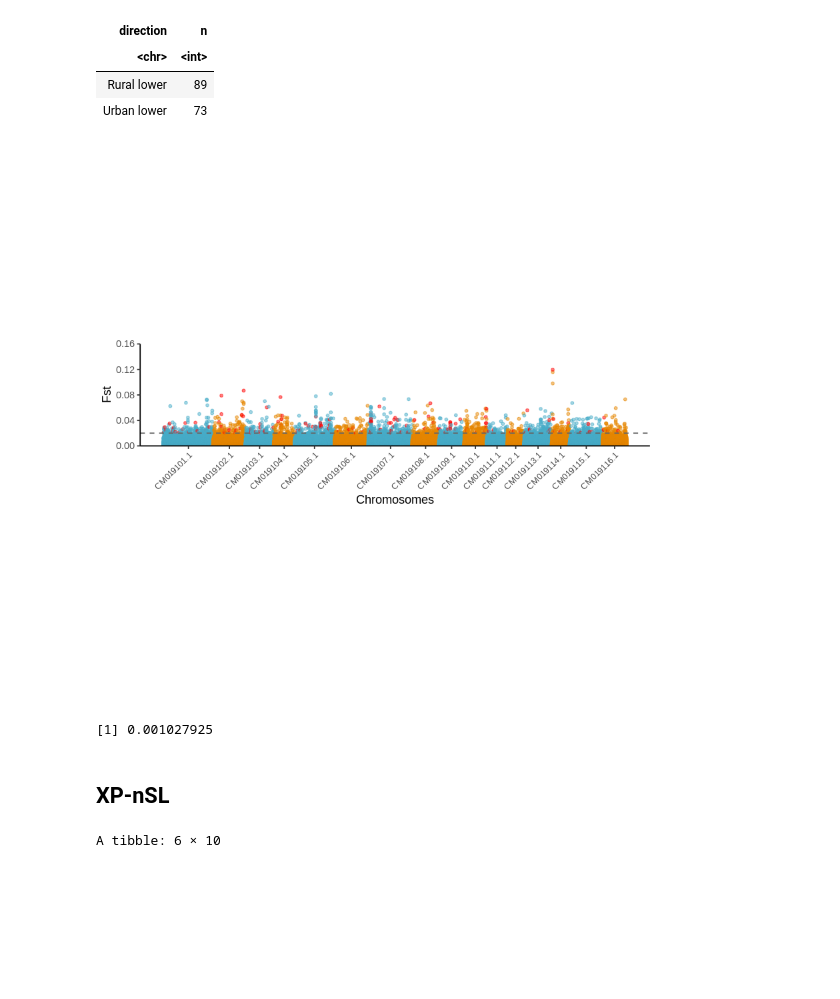
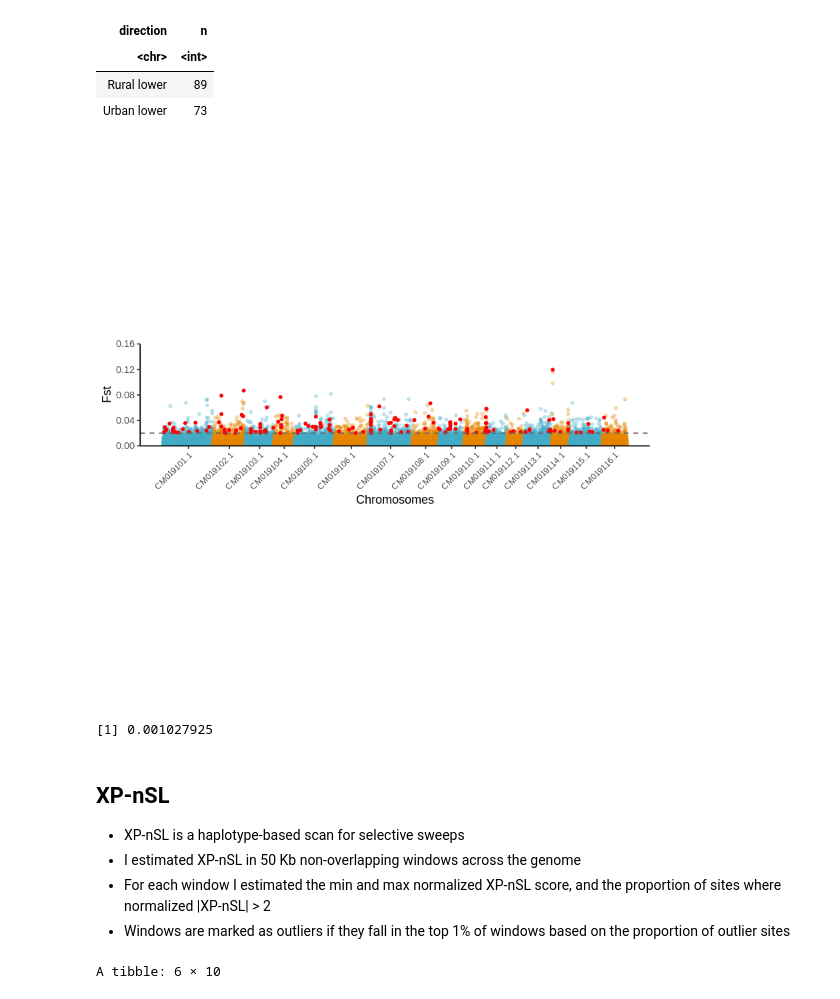
Before and after one commit to James-S-Santangelo/toronto_gwsd, a Jupyter notebook: notebooks/outlier_test.r.ipynb, the cells around one changed output. Drawn from its saved outputs; the diff is of its cells as text; code cells hidden in the pictures; blank space fills up the shorter version.

```diff
--- a/notebooks/outlier_test.r.ipynb
+++ b/notebooks/outlier_test.r.ipynb
@@ -125,7 +153,9 @@ find_outliers <- function(df){
 fst_path <- paste0(results_prefix, 'angsd/summary_stats/hudson_fst/byHabitat/allSites')
 fst_df <- list.files(fst_path, recursive = TRUE, full.names = TRUE, pattern = '.+_allSites_Urban_Rural_windowed.fst') %>%
     purrr::map_dfr(., load_windowed_fst) %>%
-    mutate(region = paste(Chr, '_', WinCenter))
+    mutate(region = str_extract(region, pattern = '(?<=\\()\\d+,\\d+(?=\\)$)')) %>%
+    separate(region, into = c('start', 'end'), sep = ',') %>%
+    mutate(chrom_pos = paste0(Chr, '_', WinCenter))
 # %%
 # Load summary stats (i.e., pi and Tajima's D)
 # Currently ignores suburban habitats
@@ -135,8 +168,7 @@ thetas_df <- list.files(thetas_path, recursive = TRUE, pattern = '.+_allSites_(R
 # %%
 # Convert to wide format for calculating habitat differences, etc
 thetas_df_wide <- thetas_df %>%
-    pivot_wider(values_from = c('Tajima', 'nSites', 'tp_scaled'), names_from = 'habitat') %>%
-    mutate(region = paste(Chr, '_', WinCenter))
+    pivot_wider(values_from = c('Tajima', 'nSites', 'tp_scaled'), names_from = 'habitat')
 # %%
 # Combine windowed theta and fst estimates into single df
 # Calculate difference in pi and Tajima's D
@@ -144,16 +176,15 @@ total_windows_theta <- nrow(thetas_df_wide)
 total_windows_fst <- nrow(fst_df)
 
 allStats_windowed_df <- thetas_df_wide %>%
-    filter(region %in% fst_df$region) %>%
-    left_join(., fst_df, by = c('region', 'Chr', 'WinCenter')) %>%
+    filter(chrom_pos %in% fst_df$chrom_pos) %>%
+    left_join(., fst_df, by = c('chrom_pos', 'Chr','start', 'end', 'WinCenter')) %>%
     mutate(delta_tp_ur = tp_scaled_Urban - tp_scaled_Rural,
-           delta_td_ur = Tajima_Urban - Tajima_Rural) %>%
-    dplyr::select(region, everything())
+           delta_td_ur = Tajima_Urban - Tajima_Rural)
 
 total_windows_allStats <- nrow(allStats_windowed_df)
 
 print(sprintf('There are %s windows with estimates of fst and %s windows with estimates of thetas', total_windows_fst, total_windows_theta))
-print(sprintf('%s windows were missing from the Fst Dataframe. %s windows remaining', total_windows_theta - total_windows_allStats, total_windows_allStats))
+print(sprintf('%s windows were missing from the Fst Dataframe. %s windows remaining', total_windows_theta - total_windows_fst, total_windows_allStats))
 # %% [output]
 [1] "There are 161499 windows with estimates of fst and 178473 windows with estimates of thetas"
 [1] "16974 windows were missing from the Fst Dataframe. 161499 windows remaining"
@@ -171,17 +229,0 @@ allStats_windowed_df %>%
-# %%
-# Quick histogram of the distribution of windowed Fst values
-# Red line is 99th percentile
-# Use only windows with great than `nSites_thresh`
-nSites_thresh <- 200
-testChr_allStats_filt <- testChr_allStats %>%
-    filter_at(vars(starts_with('nSites')), ~ . >= nSites_thresh)
-
-fst_quant_filt <- quantile(testChr_allStats_filt %>% pull(fst), probs = c(0.99))
-tp_quant_filt <- quantile(testChr_allStats_filt %>% pull(delta_tp_ur), probs = c(0.01, 0.99))
-td_quant_filt <- quantile(testChr_allStats_filt %>% pull(delta_td_ur), probs = c(0.01, 0.99))
-
-testChr_allStats_filt %>%
-    ggplot(., aes(x = fst)) +
-    geom_histogram(bins = 150, color = 'black', fill = 'white') +
-    geom_vline(xintercept = fst_quant_filt, color = 'red') +
-    theme_classic()
@@ -302,44 +280,40 @@ manhat_plot <- allStats_windowed_filt_mod %>%
                                  Chr == 'CM019104.1' ~ 'Two',
                                  Chr == 'CM019105.1' ~ 'One',
                                  Chr == 'CM019106.1' ~ 'Two',
                                  Chr == 'CM019107.1' ~ 'One',
                                  Chr == 'CM019108.1' ~ 'Two',
                                  Chr == 'CM019109.1' ~ 'One',
                                  Chr == 'CM019110.1' ~ 'Two',
                                  Chr == 'CM019111.1' ~ 'One',
                                  Chr == 'CM019112.1' ~ 'Two',
                                  Chr == 'CM019113.1' ~ 'One',
                                  Chr == 'CM019114.1' ~ 'Two',
                                  Chr == 'CM019115.1' ~ 'One',
                                  Chr == 'CM019116.1' ~ 'Two')) %>%
-    mutate(color_cat = case_when(chrom_cat == 'One' & all_outlier == 0 ~ 'One_NO',
-                                 chrom_cat == 'Two' & all_outlier == 0 ~ 'Two_NO',
-                                 all_outlier == 1 ~ 'Outlier')) %>%
+    filter(all_outlier != 1) %>%
     ggplot(aes(x = WinCenter_cum, y = fst)) +
-        geom_point(shape = 21, alpha = 0.5, size = 1, aes(fill = color_cat, color = color_cat)) +
+        geom_point(shape = 21, alpha = 0.3, size = 1, aes(fill = chrom_cat, color = chrom_cat)) +
+        geom_point(data = outliers, shape = 21, alpha = 1, size = 1, color = 'red', fill = 'red') +
         geom_hline(yintercept = fst_quant_filt, color = "grey40", linetype = "dashed") +
         scale_x_continuous(label = axis_set$Chr, breaks = axis_set$center) +
         scale_y_continuous(expand = c(0,0)) +
         coord_cartesian(ylim = c(0, 0.16)) +
-        scale_fill_manual(values = c("#46ACC8", "Red", "#E58601")) +
-        scale_color_manual(values = c("#46ACC8", "Red", "#E58601")) +
-        scale_size_manual(values = c(0.5,2)) +
+        scale_fill_manual(values = c("#46ACC8", "#E58601")) +
+        scale_color_manual(values = c("#46ACC8", "#E58601")) +
         ylab('Fst') + xlab('Chromosomes') +
         theme_classic() +
         theme(
             aspect.ratio = 0.2,
             legend.position = "none",
             panel.border = element_blank(),
             panel.grid.major.x = element_blank(),
             panel.grid.minor.x = element_blank(),
             axis.text.x = element_text(angle = 45, size = 8,hjust = 1)
           )
 manhat_plot
 # %% [output]
-[figure, old version]
+[figure, new version]
 # %%
 allStats_windowed_filt_mod %>% filter(all_outlier == 1) %>% nrow() / allStats_windowed_filt_mod %>% nrow()
 # %% [output]
 [1] 0.001027925
-# %% [markdown]
-## XP-nSL
@@ -360,3 +320,10 @@ load_xpnsl_norm <- function(path, type){
+# %% [markdown]
+## XP-nSL
+
+- XP-nSL is a haplotype-based scan for selective sweeps
+- I estimated XP-nSL in 50 Kb non-overlapping windows across the genome
+- For each window I estimated the min and max normalized XP-nSL score, and the proportion of sites where normalized |XP-nSL| > 2
+- Windows are marked as outliers if they fall in the top 1% of windows based on the proportion of outlier sites
 # %%
 xpnsl_path <- '../../results/sweeps/xpnsl/'
 pattern <- '.+_Urban_Rural.xpnsl.out.norm$'
```
Also changed, not shown: parts of 29 cells of this notebook, 3 other files.
